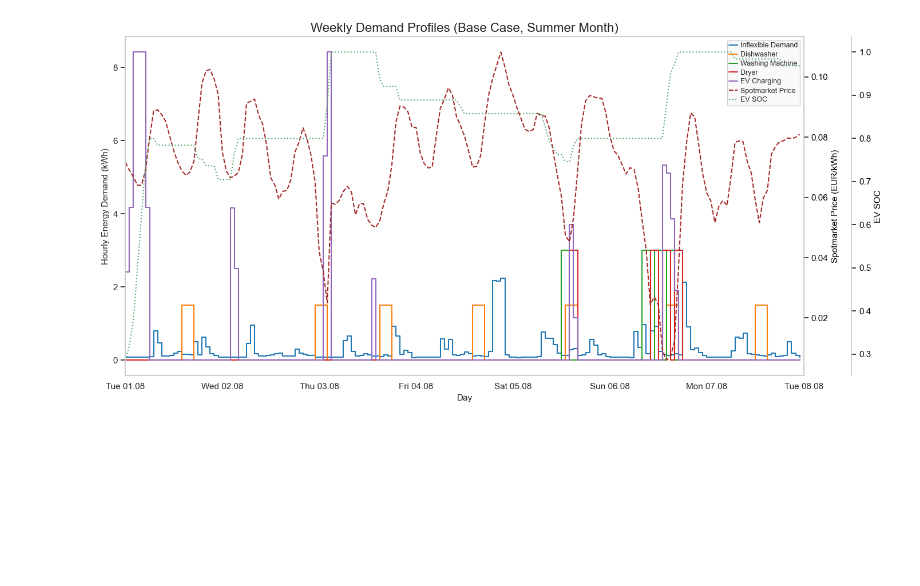
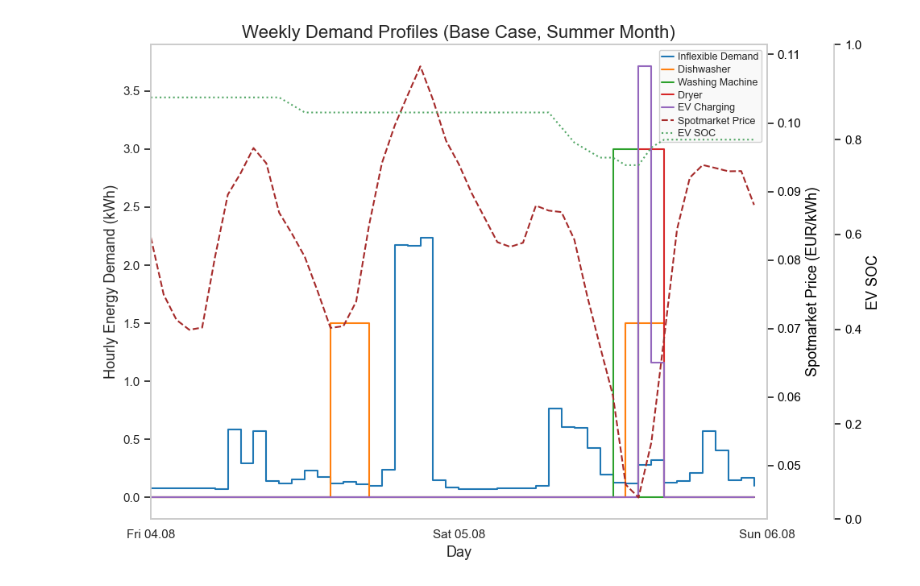
Before and after one commit to sewaelty/optimization_project, a Jupyter notebook: main/plots.ipynb, the cells around one changed output. Cells and saved outputs as stored; diff of their text form; code cells hidden in the pictures; blank space fills up the shorter version.

Commit message:
plots witergmacht noned guet

```diff
--- a/main/plots.ipynb
+++ b/main/plots.ipynb
@@ -13,21 +13,19 @@ project_root = os.path.abspath(os.getcwd())
 
 data_dir = os.path.join(os.path.dirname(project_root))
 
-results_dir = os.path.join(data_dir, 'results','new_peak')
-
-
+results_dir = os.path.join(data_dir, 'results')
 
 figures_dir = os.path.join(data_dir, 'figures')
 
 # Summer month
 
 results_basecase_summer = pd.read_csv(os.path.join(results_dir, 'results_basecase_summer.csv'),sep=',')
-results_basecase_winter = pd.read_csv(os.path.join(results_dir, 'results_basecase_winter.csv'), sep=',')
-results_case_1_winter = pd.read_csv(os.path.join(results_dir, 'results_case_1_winter.csv'), sep=',')
-results_case_2_summer = pd.read_csv(os.path.join(results_dir,'results_case_2_summer.csv'), sep=',')
-results_case_2_winter = pd.read_csv(os.path.join(results_dir,'results_case_2_winter.csv'), sep=',')
-results_case_3_winter = pd.read_csv(os.path.join(results_dir,'results_case_3_winter.csv'), sep=',')
-results_case_3_summer = pd.read_csv(os.path.join(data_dir,'results_case_3_summer.csv'), sep=',')
+#results_basecase_winter = pd.read_csv(os.path.join(results_dir, 'results_basecase_winter.csv'), sep=',')
+#results_case_1_winter = pd.read_csv(os.path.join(results_dir, 'results_case_1_winter.csv'), sep=',')
+#results_case_2_summer = pd.read_csv(os.path.join(results_dir,'results_case_2_summer.csv'), sep=',')
+#results_case_2_winter = pd.read_csv(os.path.join(results_dir,'results_case_2_winter.csv'), sep=',')
+#results_case_3_winter = pd.read_csv(os.path.join(results_dir,'results_case_3_winter.csv'), sep=',')
+#results_case_3_summer = pd.read_csv(os.path.join(data_dir,'results_case_3_summer.csv'), sep=',')
 # %%
 #print column names of all the dfs
 #print('results_basecase_summer' , results_basecase_summer.head())
@@ -141,14 +39,15 @@ def plot_energy_profile(
     title="Energy Profile",
     save_filename="energy_profile.png",
     max_time=24 * 7,  # Default to one week
+    min_time=0,
     power_dishwasher=1.5,
     power_wm=3,
     power_dryer=3,):
 
     # Ensure timestamp column is in datetime format
     results_df['timestamp'] = pd.to_datetime(results_df['timestamp'])
-    timestamps = results_df['timestamp'][:max_time]
-    time_range = range(0, max_time)
+    timestamps = results_df['timestamp'][min_time:max_time]
+    time_range = range(min_time, max_time)
 
     sns.set_theme(style="whitegrid")
 
@@ -180,13 +79,13 @@ def plot_energy_profile(
 
     plt.rcParams.update({
         'axes.titlesize': 16,
-        'axes.labelsize': 11,
-        'legend.fontsize': 11,
+        'axes.labelsize': 13,
+        'legend.fontsize': 13,
         'xtick.labelsize': 11,
         'ytick.labelsize': 11
     })
 
-    fig, ax1 = plt.subplots(figsize=(14, 7))
+    fig, ax1 = plt.subplots(figsize=(10, 7))
     sns.lineplot(data=data_power_melted, x='timestamp', y='Power (kWh)', hue='Technology', ax=ax1, palette=palette, drawstyle='steps-post')
 
     ax1.set_ylabel("Hourly Energy Demand (kWh)")
@@ -197,16 +96,17 @@ def plot_energy_profile(
 
     # Spotmarket price
     ax2 = ax1.twinx()
-    ax2.plot(timestamps, spot_price[:max_time], '--', color='#a52a2a', label='Spotmarket Price')
+    ax2.plot(timestamps, spot_price[min_time:max_time], '--', color='#a52a2a', label='Spotmarket Price')
     ax2.set_ylabel("Spotmarket Price (EUR/kWh)", color='black')
     ax2.tick_params(axis='y', labelcolor='black')
 
     # EV SOC
     ax3 = ax1.twinx()
     ax3.spines['right'].set_position(('outward', 60))
-    ax3.plot(timestamps, soc_ev[:max_time] / 70, 'g:', label='EV SOC')
+    ax3.plot(timestamps, soc_ev[min_time:max_time] / 70, 'g:', label='EV SOC')
     ax3.set_ylabel("EV SOC", color='black')
     ax3.tick_params(axis='y', labelcolor='black')
+    ax3.set_ylim(0, 1)
 
     # Combined legend
     lines1, labels1 = ax1.get_legend_handles_labels()
@@ -239,13 +139,17 @@ def plot_energy_profile(
 # %%
 plot_title = "Weekly Demand Profiles (Base Case, Summer Month)"
 
 filename = "basecase_summer.png"
 
+start_day = 3
+end_day = 5
+
 plot_energy_profile(
     results_df=results_basecase_summer,
     title=plot_title,
     save_filename= filename,
-    max_time=24 * 7,
+    max_time=24 * end_day,
+    min_time=24 * start_day,
 )
 # %% [output]
-[figure, old version]
+[figure, new version]
```
Also changed, not shown: parts of 3 cells of this notebook, 3 other files.
